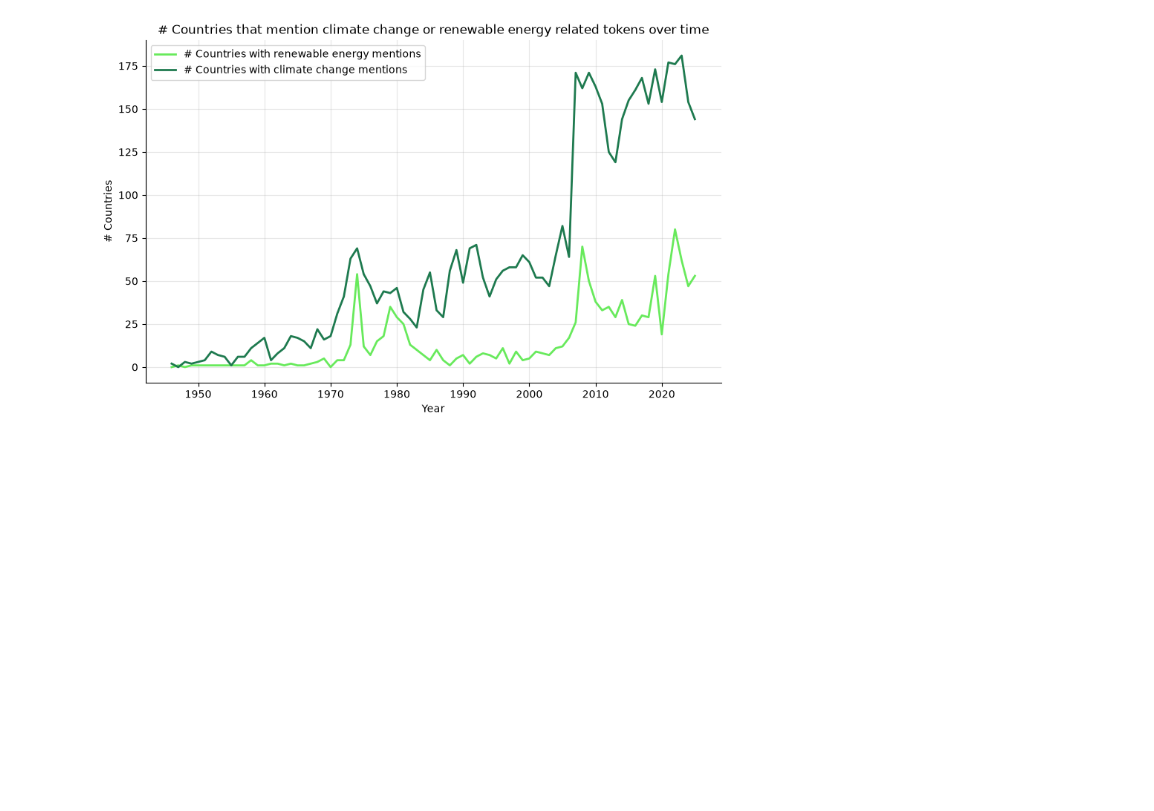
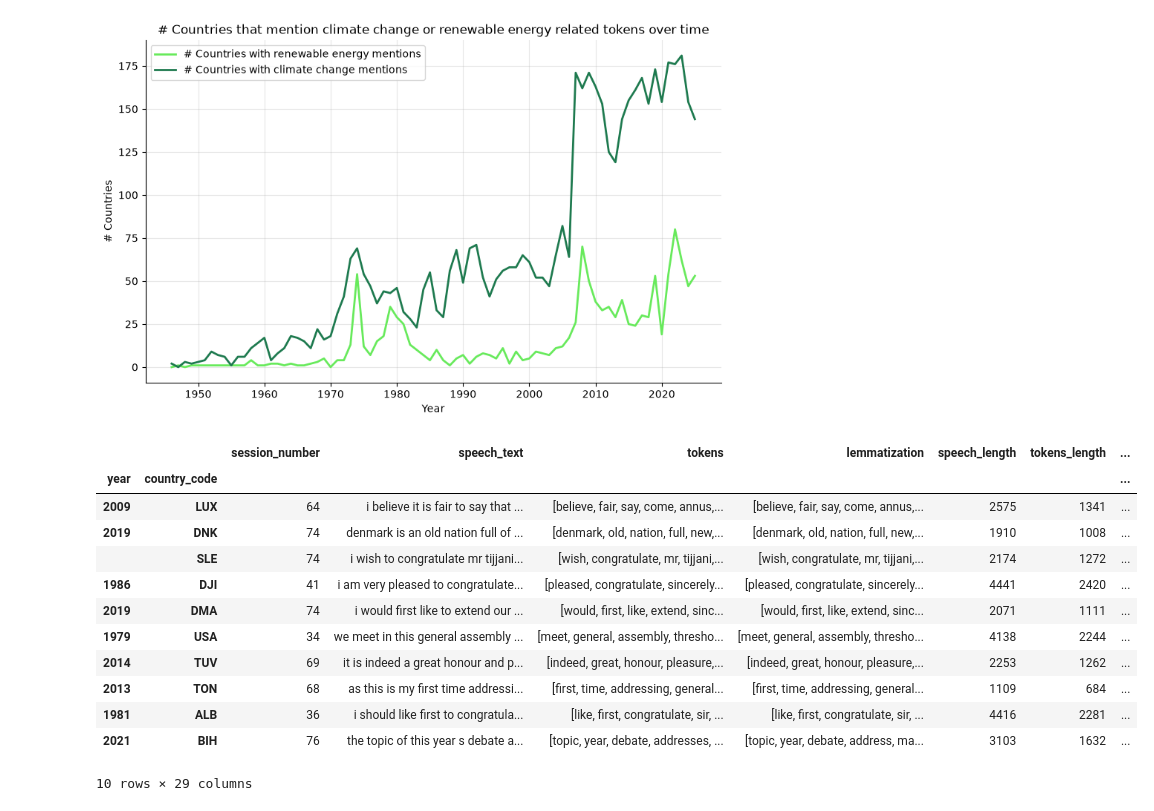
Before and after one commit to jacobgroot/FDS, a Jupyter notebook: exploratory_calixto.ipynb, the cells around one changed output. Drawn from its saved outputs; the diff is of its cells as text; code cells hidden in the pictures; blank space fills up the shorter version.

Commit message:
specific bigram frequencies

```diff
--- a/exploratory_calixto.ipynb
+++ b/exploratory_calixto.ipynb
@@ -127,7 +127,7 @@ tqdm.pandas()
 df_speeches = df_speeches_raw.set_index(['year','country_code'])
 
 # Drop session column
-df_speeches.drop(columns=['session_number'])
+df_speeches.drop(columns=['session_number'],inplace=True)
 
 # Lowercase the speec
 df_speeches['speech_text'] = df_speeches['speech_text'].str.lower()
@@ -448,3 +452,30 @@ ax.spines['right'].set_visible(False)
 plt.show()
 # %% [output]
 [figure]
+# %%
+# Create a df to measure each bigram frequency
+df_bigram_frequency = df_cc_vs_re.copy()
+# %%
+# Create a column for each bigram
+lemmatized_tokens = df_bigram_frequency['lemmatization']
+
+for bigram in re_bigrams:
+    new_column = 'token_' + "_".join(bigram) + '_count'
+    new_count = sum(1 for b in make_bigrams(lemmatized_tokens) if b == bigram)
+    df_bigram_frequency[new_column] = new_count
+
+df_bigram_frequency[df_bigram_frequency['has_renewable_energy']>0].sample(10)
+# %% [output]
+|  |  | session_number | speech_text | tokens | lemmatization | speech_length | tokens_length | ... |
+| year | country_code |  |  |  |  |  |  | ... |
+| 2009 | LUX | 64 | i believe it is fair to say that ... | [believe, fair, say, come, annus,... | [believe, fair, say, come, annus,... | 2575 | 1341 | ... |
+| 2019 | DNK | 74 | denmark is an old nation full of ... | [denmark, old, nation, full, new,... | [denmark, old, nation, full, new,... | 1910 | 1008 | ... |
+|  | SLE | 74 | i wish to congratulate mr tijjani... | [wish, congratulate, mr, tijjani,... | [wish, congratulate, mr, tijjani,... | 2174 | 1272 | ... |
+| 1986 | DJI | 41 | i am very pleased to congratulate... | [pleased, congratulate, sincerely... | [pleased, congratulate, sincerely... | 4441 | 2420 | ... |
+| 2019 | DMA | 74 | i would first like to extend our ... | [would, first, like, extend, sinc... | [would, first, like, extend, sinc... | 2071 | 1111 | ... |
+| 1979 | USA | 34 | we meet in this general assembly ... | [meet, general, assembly, thresho... | [meet, general, assembly, thresho... | 4138 | 2244 | ... |
+| 2014 | TUV | 69 | it is indeed a great honour and p... | [indeed, great, honour, pleasure,... | [indeed, great, honour, pleasure,... | 2253 | 1262 | ... |
+| 2013 | TON | 68 | as this is my first time addressi... | [first, time, addressing, general... | [first, time, addressing, general... | 1109 | 684 | ... |
+| 1981 | ALB | 36 | i should like first to congratula... | [like, first, congratulate, sir, ... | [like, first, congratulate, sir, ... | 4416 | 2281 | ... |
+| 2021 | BIH | 76 | the topic of this year s debate a... | [topic, year, debate, addresses, ... | [topic, year, debate, address, ma... | 3103 | 1632 | ... |
+10 rows × 29 columns
```
Also changed, not shown: parts of 5 cells of this notebook.
